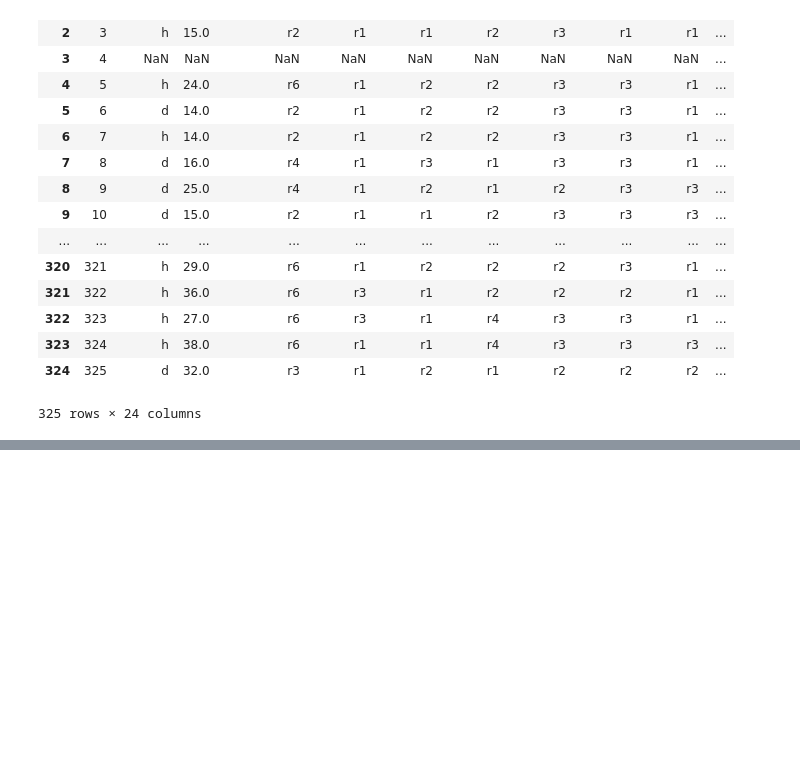
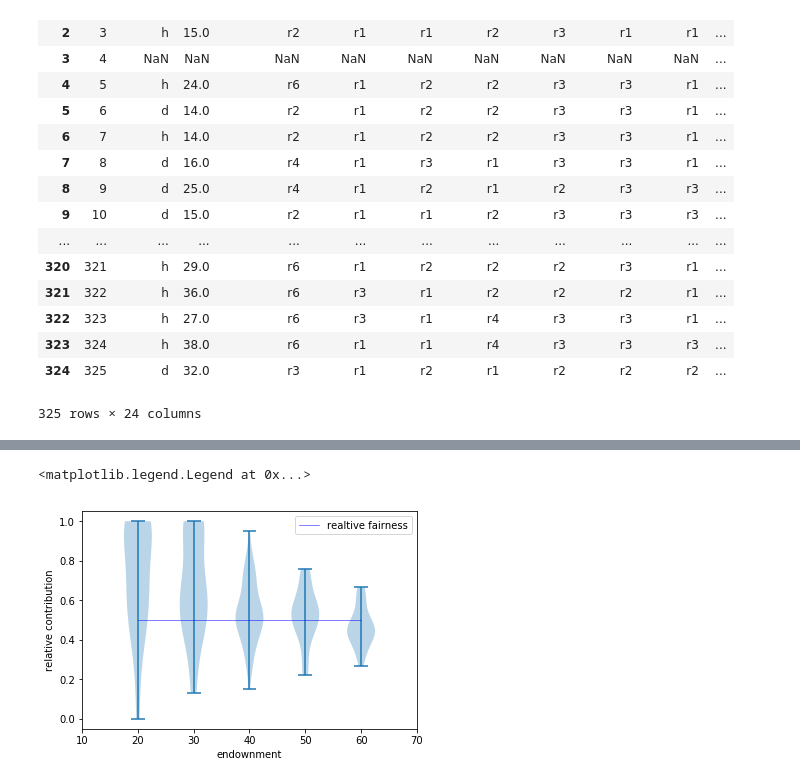
Before and after one commit to canigocallau/TFM, a Jupyter notebook: Climate game.ipynb, the cells around one changed output, grey strips where cells are left out. Cells and saved outputs as stored; diff of their text form; code cells hidden in the pictures; blank space fills up the shorter version.

```diff
--- a/Climate game.ipynb
+++ b/Climate game.ipynb
@@ -59,0 +91,18 @@ plt.legend()
+# %%
+scvect=[20.0,30.0,40.0,50.0,60.0]
+rcvect=[0.0,0.0,0.0,0.0,0.0]
+data=[[],[],[],[],[]]
+for k in range(5):
+    for i in range(len(userdf)):
+        if (userdf.loc[i,"start_capital"]==scvect[k]):
+            data[k].append(1-userdf.loc[i,"winnings"]/scvect[k])
+plt.violinplot(data,positions=scvect,widths=5)
+fairvector=(0.5,0.5,0.5,0.5,0.5)
+plt.plot(scvect,fairvector,"b-",lw=0.5,label="realtive fairness")
+plt.xlabel("endownment")
+plt.ylabel("relative contribution")
+plt.xlim([10.0,70.0])
+plt.legend()
+# %% [output]
+<matplotlib.legend.Legend at 0x...>
+[figure, added]
```
Also changed, not shown: parts of 4 cells of this notebook.
